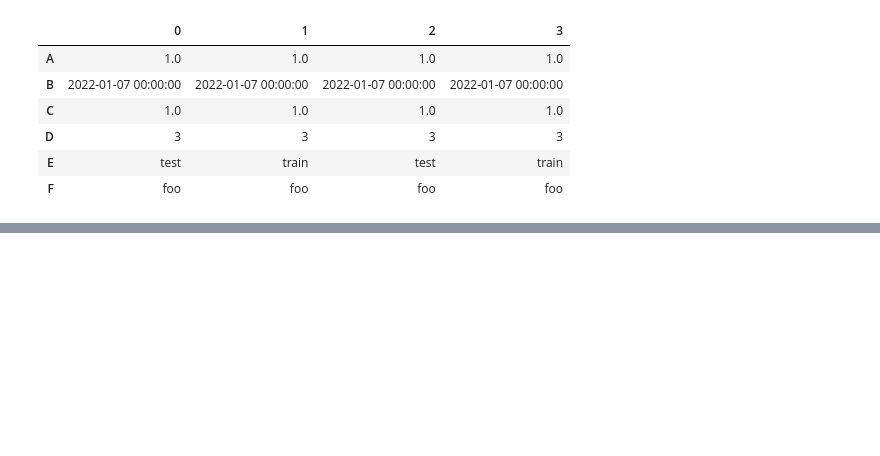
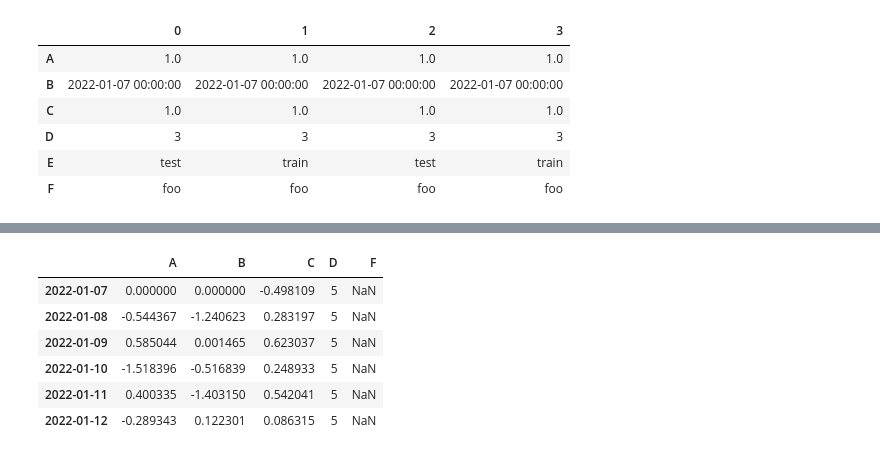
Before and after one commit to Irfan-Ahmad-byte/my_pandas, a Jupyter notebook: heart_failure.ipynb, the cells around one changed output, grey strips where cells are left out. Saved outputs shown, nothing was run; the diff lists cells and outputs as text; code cells hidden in the pictures; blank space fills up the shorter version.

```diff
--- a/heart_failure.ipynb
+++ b/heart_failure.ipynb
@@ -191,0 +383,19 @@ df.sort_values(by='B')
+# %%
+df["F"] = s1
+# %%
+# setting values by label
+df.at[dates[0], "A"] = 0
+# %%
+df.iat[0, 1] = 0
+# %%
+df.loc[:, "D"] = np.array([5] * len(df))
+# %%
+df
+# %% [output]
+|  | A | B | C | D | F |
+| 2022-01-07 | 0.000000 | 0.000000 | -0.498109 | 5 | NaN |
+| 2022-01-08 | -0.544367 | -1.240623 | 0.283197 | 5 | NaN |
+| 2022-01-09 | 0.585044 | 0.001465 | 0.623037 | 5 | NaN |
+| 2022-01-10 | -1.518396 | -0.516839 | 0.248933 | 5 | NaN |
+| 2022-01-11 | 0.400335 | -1.403150 | 0.542041 | 5 | NaN |
+| 2022-01-12 | -0.289343 | 0.122301 | 0.086315 | 5 | NaN |
```
Also changed, not shown: parts of 67 cells of this notebook.
